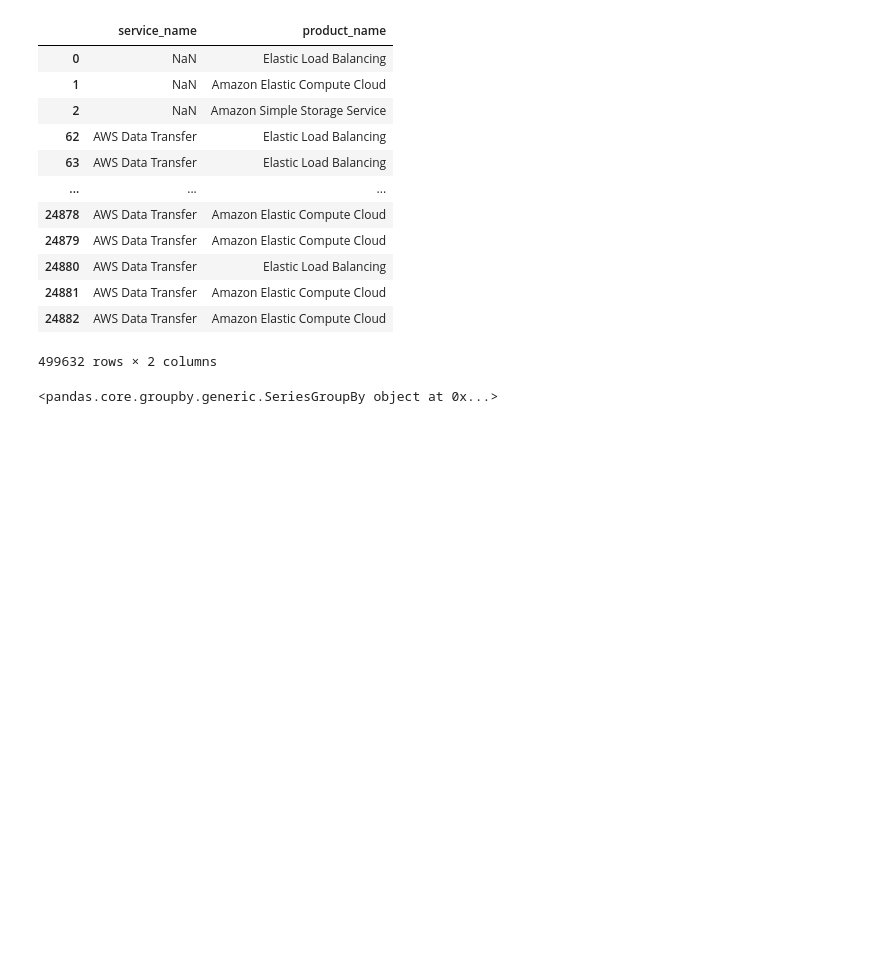
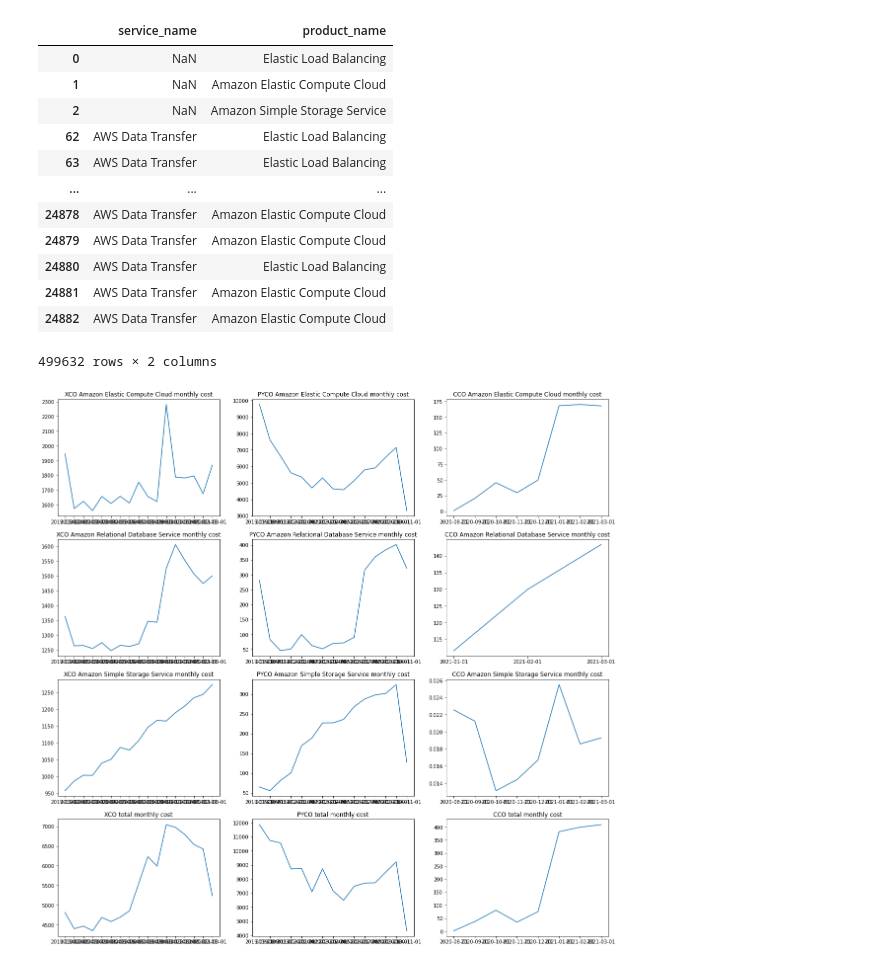
Before and after one commit to texasfight/ME379M_Hackathon, a Jupyter notebook: Notebooks/Irvin EDA.ipynb, the cells around one changed output. Saved outputs shown, nothing was run; the diff lists cells and outputs as text; code cells hidden in the pictures; blank space fills up the shorter version.

Commit message:
4/20/21 Night session EDA, graphs created and saved as .png

```diff
--- a/Notebooks/Irvin EDA.ipynb
+++ b/Notebooks/Irvin EDA.ipynb
@@ -180,6 +160,5 @@ dfTotal.loc[dfTotal["product_name"] != dfTotal["service_name"]][["service_name",
 | 24882 | AWS Data Transfer | Amazon Elastic Compute Cloud |
 499632 rows × 2 columns
 # %%
-dfCCO.groupby("invoice_month").agg("total_cost")
+def time_cost_agg(df):
+    return df.groupby("invoice_month").agg({"total_cost": "sum"})
-# %% [output]
-<pandas.core.groupby.generic.SeriesGroupBy object at 0x...>
@@ -187,0 +171,4 @@ dfTotal[""]
+# %%
+def hitter_monthly(df, product):
+    dfFin = df.loc[df["product_name"] == product].groupby("invoice_month").agg({"total_cost": "sum"})
+    return dfFin
@@ -187,0 +180,27 @@ dfTotal[""]
+# %%
+top_hitters = ["Amazon Elastic Compute Cloud", "Amazon Relational Database Service", "Amazon Simple Storage Service"]
+company_dfs = [dfXCO, dfPYCO, dfCCO]
+company_names = ["XCO", "PYCO", "CCO"]
+
+final_df_list = []
+fig, ax = plt.subplots(4,3, figsize=(20,20))
+for hitter in range(len(top_hitters)):
+    inter_list = []
+
+    for index in range(len(company_names)):
+        new_monthly_df = hitter_monthly(company_dfs[index], top_hitters[hitter])
+        ax[hitter][index].plot(new_monthly_df)
+        ax[hitter][index].set_title(str(company_names[index]) + " " + str(top_hitters[hitter]) + " monthly cost")
+        inter_list.append(new_monthly_df)
+
+    final_df_list.append(inter_list)
+
+
+for index in range(len(company_names)):
+    agg_df = time_cost_agg(company_dfs[index])
+    ax[3][index].plot(agg_df)
+    ax[3][index].set_title(str(company_names[index]) + " total monthly cost")
+
+fig.savefig(r".\graphs.png")
+# %% [output]
+[figure, added]
```
Also changed, not shown: parts of 17 cells of this notebook, 1 other file.
